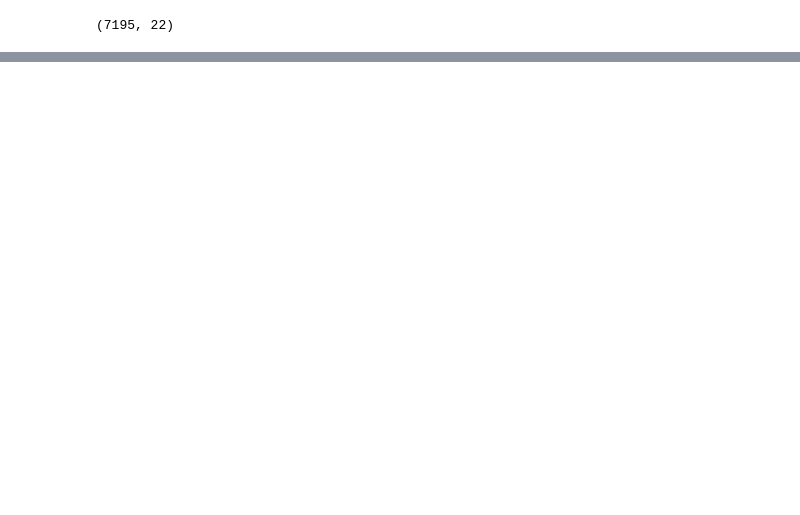
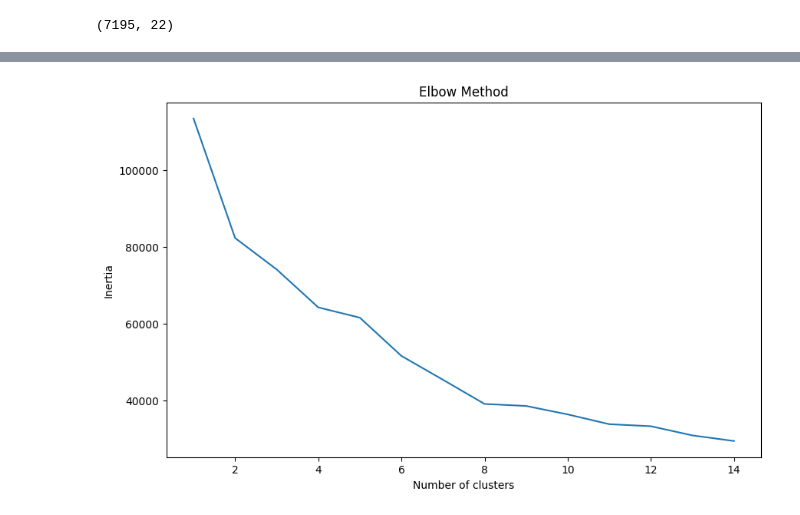
Before and after one commit to Nived04/CS60050_Clustering_Anuran_Calls_Course-Asgnmt, a Jupyter notebook: Anuran_Calls_Analysis.ipynb, the cells around one changed output, grey strips where cells are left out. Cells and saved outputs as stored; diff of their text form; code cells hidden in the pictures; blank space fills up the shorter version.

Commit message:
Draft-1 for clustering

```diff
--- a/Anuran_Calls_Analysis.ipynb
+++ b/Anuran_Calls_Analysis.ipynb
@@ -234,0 +305,19 @@ ValueError: y should be a 1d array, got an array of shape (7195, 3) instead.
+# %%
+# Find the features that are highly correlated
+
+threshold = 0.85
+
+cols_to_drop = []
+
+for i in range(len(corr_matrix.columns)):
+    for j in range(i):
+        if corr_matrix.iloc[i, j] > threshold:
+            colname = corr_matrix.columns[i]
+            cols_to_drop.append(colname)
+            print(f'{colname} is highly correlated with {corr_matrix.index[j]} with a correlation of {corr_matrix.iloc[i, j]}')
+
+print(f'Number of columns to drop: {len(cols_to_drop)}')
+
+# Drop the highly correlated features
+X_df_scaled_reduced = X_df_scaled.drop(cols_to_drop, axis=1)
+print(X_df_scaled_reduced.shape)
@@ -234,0 +339,20 @@ ValueError: y should be a 1d array, got an array of shape (7195, 3) instead.
+# %%
+# Elbow Method
+
+from sklearn.cluster import KMeans
+
+inertia = []
+
+for i in range(1, 15):
+    kmeans = KMeans(n_clusters=i, random_state=0)
+    kmeans.fit(X_df_scaled_reduced)
+    inertia.append(kmeans.inertia_)
+
+plt.figure(figsize=(10, 6))
+plt.plot(range(1, 15), inertia)
+plt.title('Elbow Method')
+plt.xlabel('Number of clusters')
+plt.ylabel('Inertia')
+plt.show()
+# %% [output]
+[figure, added]
```
Also changed, not shown: parts of 58 cells of this notebook.
